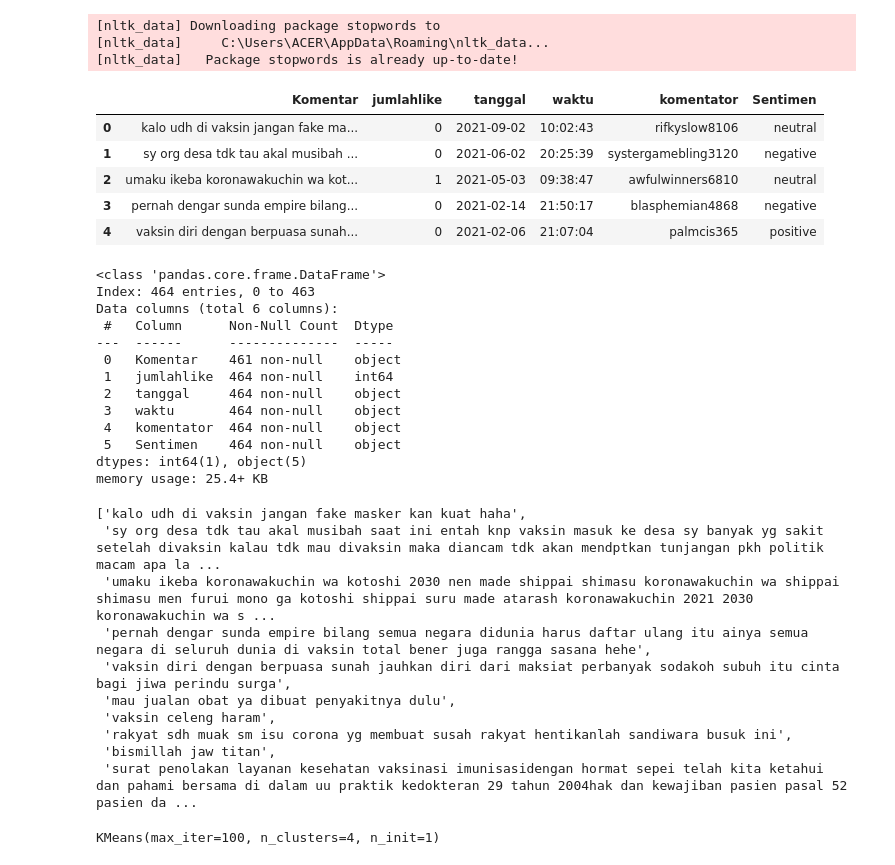
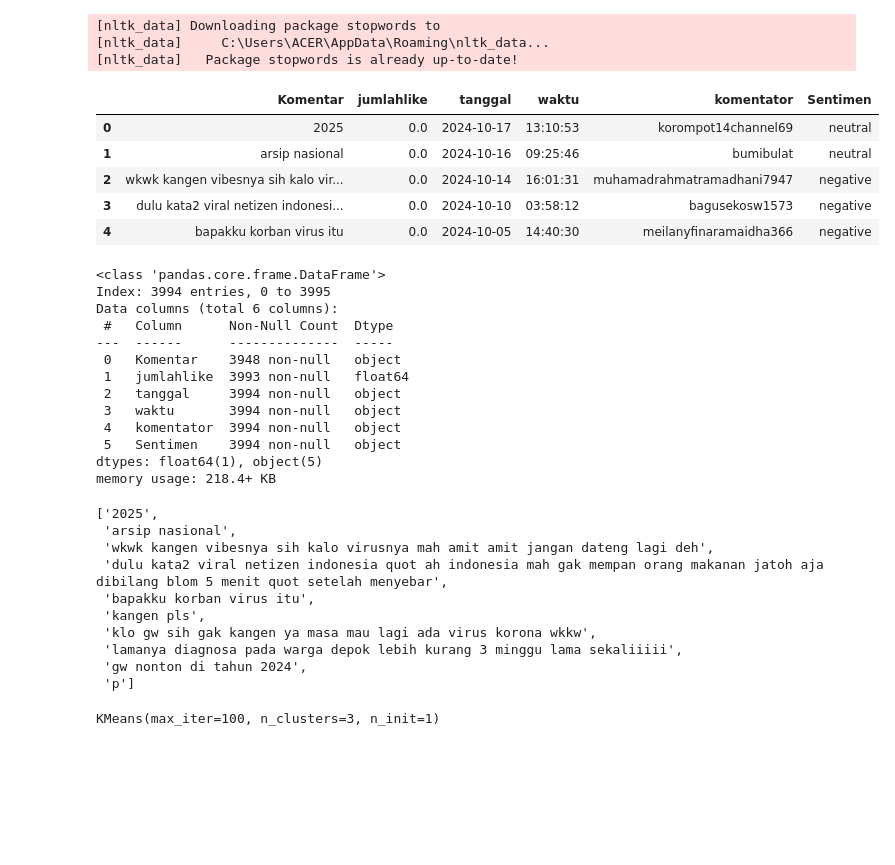
Before and after one commit to MRizalSyahputra/aplikasi-web, a Jupyter notebook: week9/clustering.ipynb, the cells around one changed output. Cells and saved outputs as stored; diff of their text form; code cells hidden in the pictures; blank space fills up the shorter version.

```diff
--- a/week9/clustering.ipynb
+++ b/week9/clustering.ipynb
@@ -11,15 +11,15 @@ from nltk.corpus import stopwords as stopwords_scratch
 [nltk_data]     C:\Users\ACER\AppData\Roaming\nltk_data...
 [nltk_data]   Package stopwords is already up-to-date!
 # %%
-df = pd.read_csv('komenbersentimen.csv', index_col = 0)
+df = pd.read_csv('komentardengansentimen.csv', index_col = 0)
 df.head()
 # %% [output]
 |  | Komentar | jumlahlike | tanggal | waktu | komentator | Sentimen |
-| 0 | kalo udh di vaksin jangan fake ma... | 0 | 2021-09-02 | 10:02:43 | rifkyslow8106 | neutral |
-| 1 | sy org desa tdk tau akal musibah ... | 0 | 2021-06-02 | 20:25:39 | systergamebling3120 | negative |
-| 2 | umaku ikeba koronawakuchin wa kot... | 1 | 2021-05-03 | 09:38:47 | awfulwinners6810 | neutral |
-| 3 | pernah dengar sunda empire bilang... | 0 | 2021-02-14 | 21:50:17 | blasphemian4868 | negative |
-| 4 | vaksin diri dengan berpuasa sunah... | 0 | 2021-02-06 | 21:07:04 | palmcis365 | positive |
+| 0 | 2025 | 0.0 | 2024-10-17 | 13:10:53 | korompot14channel69 | neutral |
+| 1 | arsip nasional | 0.0 | 2024-10-16 | 09:25:46 | bumibulat | neutral |
+| 2 | wkwk kangen vibesnya sih kalo vir... | 0.0 | 2024-10-14 | 16:01:31 | muhamadrahmatramadhani7947 | negative |
+| 3 | dulu kata2 viral netizen indonesi... | 0.0 | 2024-10-10 | 03:58:12 | bagusekosw1573 | negative |
+| 4 | bapakku korban virus itu | 0.0 | 2024-10-05 | 14:40:30 | meilanyfinaramaidha366 | negative |
 # %%
 # panggil stopword id
 list_stopwords = stopwords_scratch.words('indonesian')
@@ -34,43 +34,43 @@ stopwords = list_stopwords
 df.info()
 # %% [output]
 <class 'pandas.core.frame.DataFrame'>
-Index: 464 entries, 0 to 463
+Index: 3994 entries, 0 to 3995
 Data columns (total 6 columns):
  #   Column      Non-Null Count  Dtype
 ---  ------      --------------  -----
- 0   Komentar    461 non-null    object
- 1   jumlahlike  464 non-null    int64
- 2   tanggal     464 non-null    object
- 3   waktu       464 non-null    object
- 4   komentator  464 non-null    object
- 5   Sentimen    464 non-null    object
-dtypes: int64(1), object(5)
-memory usage: 25.4+ KB
+ 0   Komentar    3948 non-null   object
+ 1   jumlahlike  3993 non-null   float64
+ 2   tanggal     3994 non-null   object
+ 3   waktu       3994 non-null   object
+ 4   komentator  3994 non-null   object
+ 5   Sentimen    3994 non-null   object
+dtypes: float64(1), object(5)
+memory usage: 218.4+ KB
 # %%
 df['Komentar'] = df['Komentar'].fillna('')
 df = df['Komentar'].to_list()
 # %%
 df[:10]
 # %% [output]
-['kalo udh di vaksin jangan fake masker kan kuat haha',
- 'sy org desa tdk tau akal musibah saat ini entah knp vaksin masuk ke desa sy banyak yg sakit setelah divaksin kalau tdk mau divaksin maka diancam tdk akan mendptkan tunjangan pkh politik macam apa la ...
- 'umaku ikeba koronawakuchin wa kotoshi 2030 nen made shippai shimasu koronawakuchin wa shippai shimasu men furui mono ga kotoshi shippai suru made atarash koronawakuchin 2021 2030 koronawakuchin wa s ...
- 'pernah dengar sunda empire bilang semua negara didunia harus daftar ulang itu ainya semua negara di seluruh dunia di vaksin total bener juga rangga sasana hehe',
- 'vaksin diri dengan berpuasa sunah jauhkan diri dari maksiat perbanyak sodakoh subuh itu cinta bagi jiwa perindu surga',
- 'mau jualan obat ya dibuat penyakitnya dulu',
- 'vaksin celeng haram',
- 'rakyat sdh muak sm isu corona yg membuat susah rakyat hentikanlah sandiwara busuk ini',
- 'bismillah jaw titan',
- 'surat penolakan layanan kesehatan vaksinasi imunisasidengan hormat sepei telah kita ketahui dan pahami bersama di dalam uu praktik kedokteran 29 tahun 2004hak dan kewajiban pasien pasal 52 pasien da ...
+['2025',
+ 'arsip nasional',
+ 'wkwk kangen vibesnya sih kalo virusnya mah amit amit jangan dateng lagi deh',
+ 'dulu kata2 viral netizen indonesia quot ah indonesia mah gak mempan orang makanan jatoh aja dibilang blom 5 menit quot setelah menyebar',
+ 'bapakku korban virus itu',
+ 'kangen pls',
+ 'klo gw sih gak kangen ya masa mau lagi ada virus korona wkkw',
+ 'lamanya diagnosa pada warga depok lebih kurang 3 minggu lama sekaliiiii',
+ 'gw nonton di tahun 2024',
+ 'p']
 # %%
 vectorizer = TfidfVectorizer(stop_words=stopwords)
 x = vectorizer.fit_transform(df[:100])
 # %%
-true_k = 4
+true_k = 3
 model = KMeans(n_clusters=true_k, init='k-means++', max_iter=100, n_init=1)
 model.fit(x)
 # %% [output]
-KMeans(max_iter=100, n_clusters=4, n_init=1)
+KMeans(max_iter=100, n_clusters=3, n_init=1)
 # %%
 order_centroids = model.cluster_centers_.argsort()[:, ::-1]
 # get_feature_names is deprecated in scikit-learn versions >= 0.2
```
Also changed, not shown: parts of 5 cells of this notebook, 14 other files.
